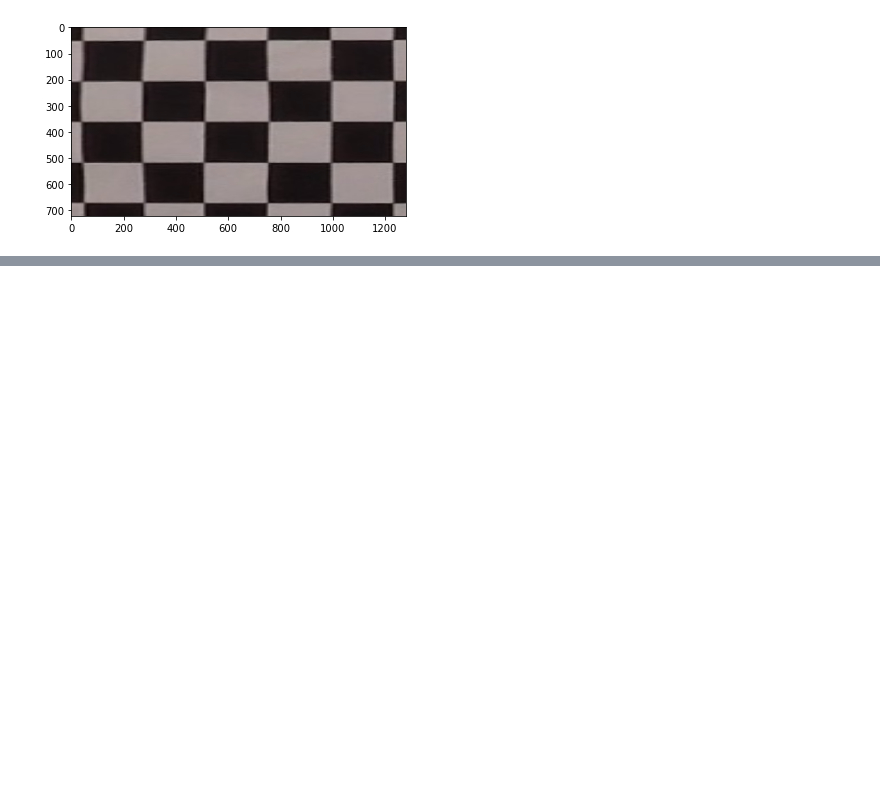
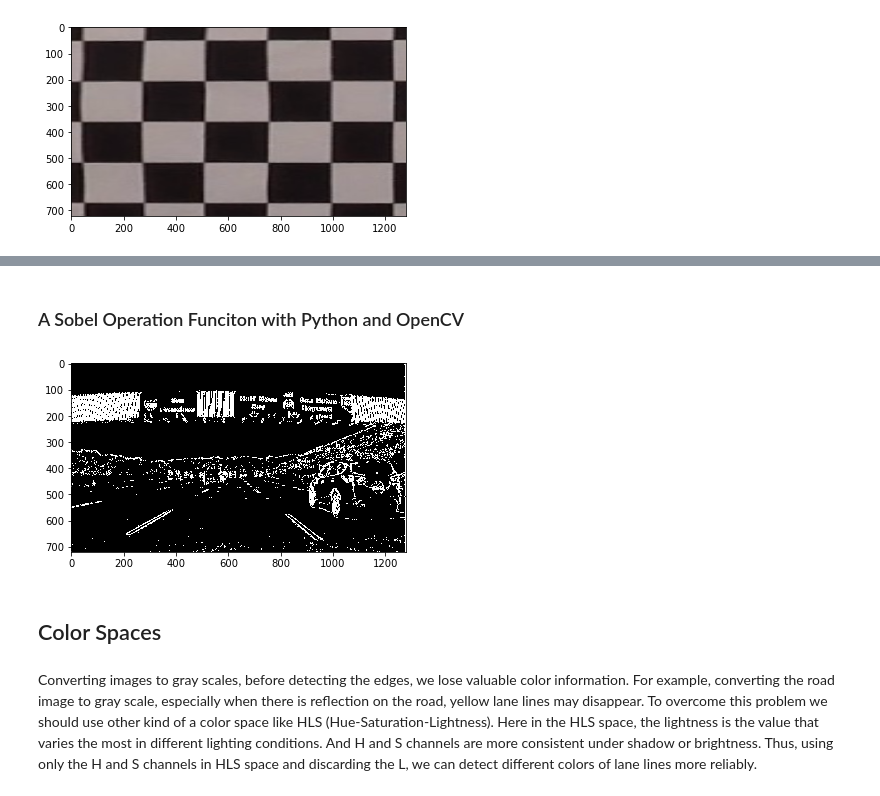
Before and after one commit to musa-atlihan/CarND-Advanced-Lane-Lines, a Jupyter notebook: project-report.ipynb, the cells around one changed output, grey strips where cells are left out. Saved outputs shown, nothing was run; the diff lists cells and outputs as text; code cells hidden in the pictures; blank space fills up the shorter version.

```diff
--- a/project-report.ipynb
+++ b/project-report.ipynb
@@ -251,0 +286,2 @@ if ret == True:
+# %% [markdown]
+### A Sobel Operation Funciton with Python and OpenCV
@@ -251,0 +369,19 @@ if ret == True:
+# %%
+# test multiple edge detection
+
+# read image
+img = cv2.imread('examples/signs_vehicles_xygrad.jpg')
+
+# get edges
+edges = multiple_edge_detection(img, s_thr=(10, 250), mag_thr=(5, 250),
+                                dir_thr=(0.1, 1.2))
+
+plt.imshow(edges, cmap='gray')
+plt.show()
+plt.close()
+# %% [output]
+[figure, added]
+# %% [markdown]
+## Color Spaces
+# %% [markdown]
+Converting images to gray scales, before detecting the edges, we lose valuable color information. For example, converting the road image to gray scale, especially when there is reflection on the road, yellow lane lines may disappear. To overcome this problem we should use other kind of a color space like HLS (Hue-Saturation-Lightness). Here in the HLS space, the lightness is the value that varies the most in different lighting conditions. And H and S channels are more consistent under shadow or brightness. Thus, using only the H and S channels in HLS space and discarding the L, we can detect different colors of lane lines more reliably.
```
Also changed, not shown: parts of 7 cells of this notebook, 1 other file.
